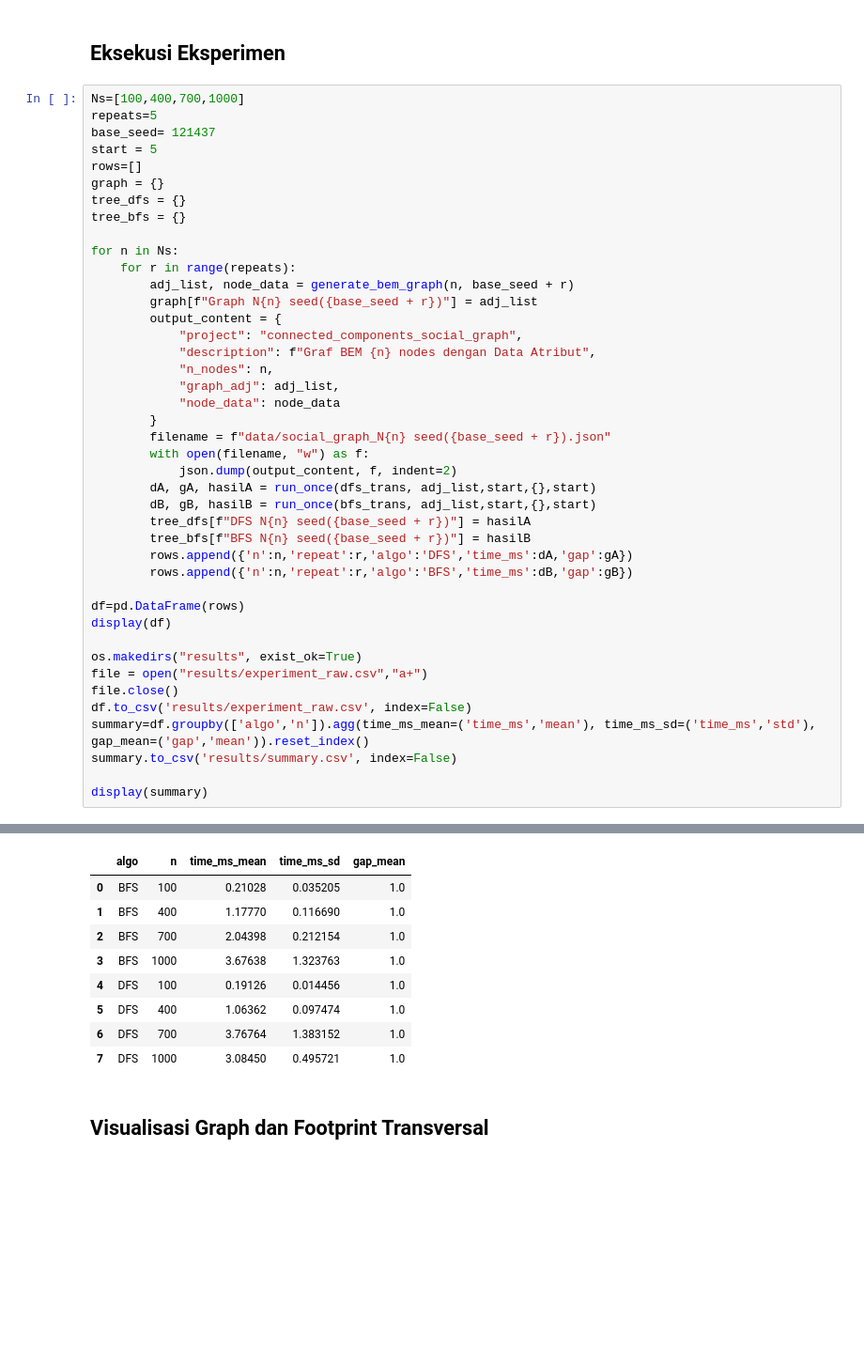
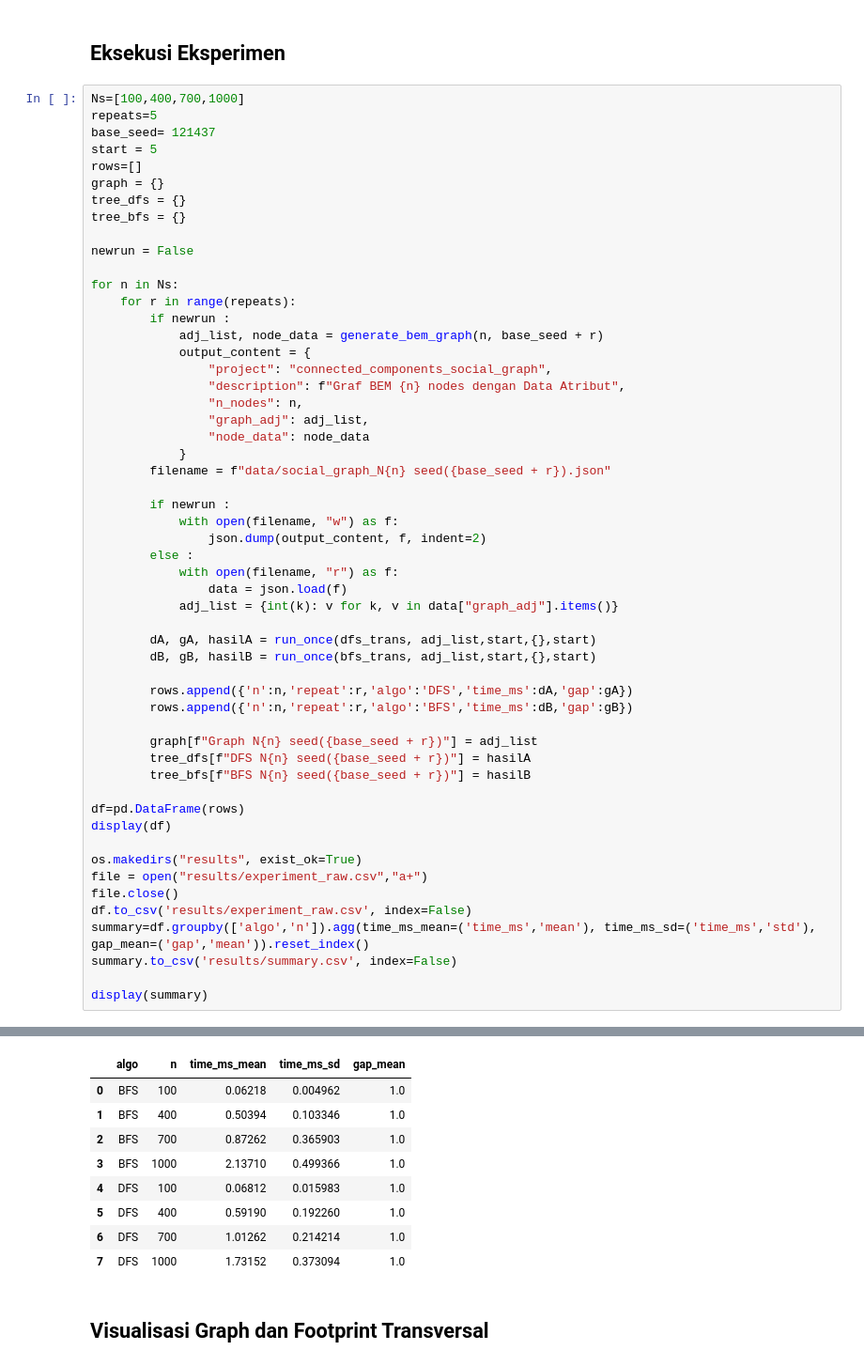
Before and after one commit to lilyypages/DAA_Kelompok2_KelasB, a Jupyter notebook: 01 Bentuk Jupyter File Project.ipynb, the cells around one changed output, grey strips where cells are left out. Shown at 94% size. Saved outputs shown, nothing was run; the diff lists cells and outputs as text; blank space fills up the shorter version.

```diff
--- a/01 Bentuk Jupyter File Project.ipynb
+++ b/01 Bentuk Jupyter File Project.ipynb
@@ -161,26 +161,38 @@ graph = {}
 tree_dfs = {}
 tree_bfs = {}
 
+newrun = False
+
 for n in Ns:
     for r in range(repeats):
-        adj_list, node_data = generate_bem_graph(n, base_seed + r)
-        graph[f"Graph N{n} seed({base_seed + r})"] = adj_list
-        output_content = {
-            "project": "connected_components_social_graph",
-            "description": f"Graf BEM {n} nodes dengan Data Atribut",
-            "n_nodes": n,
-            "graph_adj": adj_list,
-            "node_data": node_data
-        }
+        if newrun :
+            adj_list, node_data = generate_bem_graph(n, base_seed + r)
+            output_content = {
+                "project": "connected_components_social_graph",
+                "description": f"Graf BEM {n} nodes dengan Data Atribut",
+                "n_nodes": n,
+                "graph_adj": adj_list,
+                "node_data": node_data
+            }
         filename = f"data/social_graph_N{n} seed({base_seed + r}).json"
-        with open(filename, "w") as f:
-            json.dump(output_content, f, indent=2)
+
+        if newrun :
+            with open(filename, "w") as f:
+                json.dump(output_content, f, indent=2)
+        else :
+            with open(filename, "r") as f:
+                data = json.load(f)
+            adj_list = {int(k): v for k, v in data["graph_adj"].items()}
+
         dA, gA, hasilA = run_once(dfs_trans, adj_list,start,{},start)
         dB, gB, hasilB = run_once(bfs_trans, adj_list,start,{},start)
+
+        rows.append({'n':n,'repeat':r,'algo':'DFS','time_ms':dA,'gap':gA})
+        rows.append({'n':n,'repeat':r,'algo':'BFS','time_ms':dB,'gap':gB})
+
+        graph[f"Graph N{n} seed({base_seed + r})"] = adj_list
         tree_dfs[f"DFS N{n} seed({base_seed + r})"] = hasilA
         tree_bfs[f"BFS N{n} seed({base_seed + r})"] = hasilB
-        rows.append({'n':n,'repeat':r,'algo':'DFS','time_ms':dA,'gap':gA})
-        rows.append({'n':n,'repeat':r,'algo':'BFS','time_ms':dB,'gap':gB})
 
 df=pd.DataFrame(rows)
 display(df)
@@ -214,12 +226,12 @@ display(summary)
 |  | algo | n | time_ms_mean | time_ms_sd | gap_mean |
-| 0 | BFS | 100 | 0.21028 | 0.035205 | 1.0 |
-| 1 | BFS | 400 | 1.17770 | 0.116690 | 1.0 |
-| 2 | BFS | 700 | 2.04398 | 0.212154 | 1.0 |
-| 3 | BFS | 1000 | 3.67638 | 1.323763 | 1.0 |
-| 4 | DFS | 100 | 0.19126 | 0.014456 | 1.0 |
-| 5 | DFS | 400 | 1.06362 | 0.097474 | 1.0 |
-| 6 | DFS | 700 | 3.76764 | 1.383152 | 1.0 |
-| 7 | DFS | 1000 | 3.08450 | 0.495721 | 1.0 |
+| 0 | BFS | 100 | 0.06218 | 0.004962 | 1.0 |
+| 1 | BFS | 400 | 0.50394 | 0.103346 | 1.0 |
+| 2 | BFS | 700 | 0.87262 | 0.365903 | 1.0 |
+| 3 | BFS | 1000 | 2.13710 | 0.499366 | 1.0 |
+| 4 | DFS | 100 | 0.06812 | 0.015983 | 1.0 |
+| 5 | DFS | 400 | 0.59190 | 0.192260 | 1.0 |
+| 6 | DFS | 700 | 1.01262 | 0.214214 | 1.0 |
+| 7 | DFS | 1000 | 1.73152 | 0.373094 | 1.0 |
 # %% [markdown]
 ## Visualisasi Graph dan Footprint Transversal
 # %%
```
Also changed, not shown: parts of 3 cells of this notebook, 5 other files.
